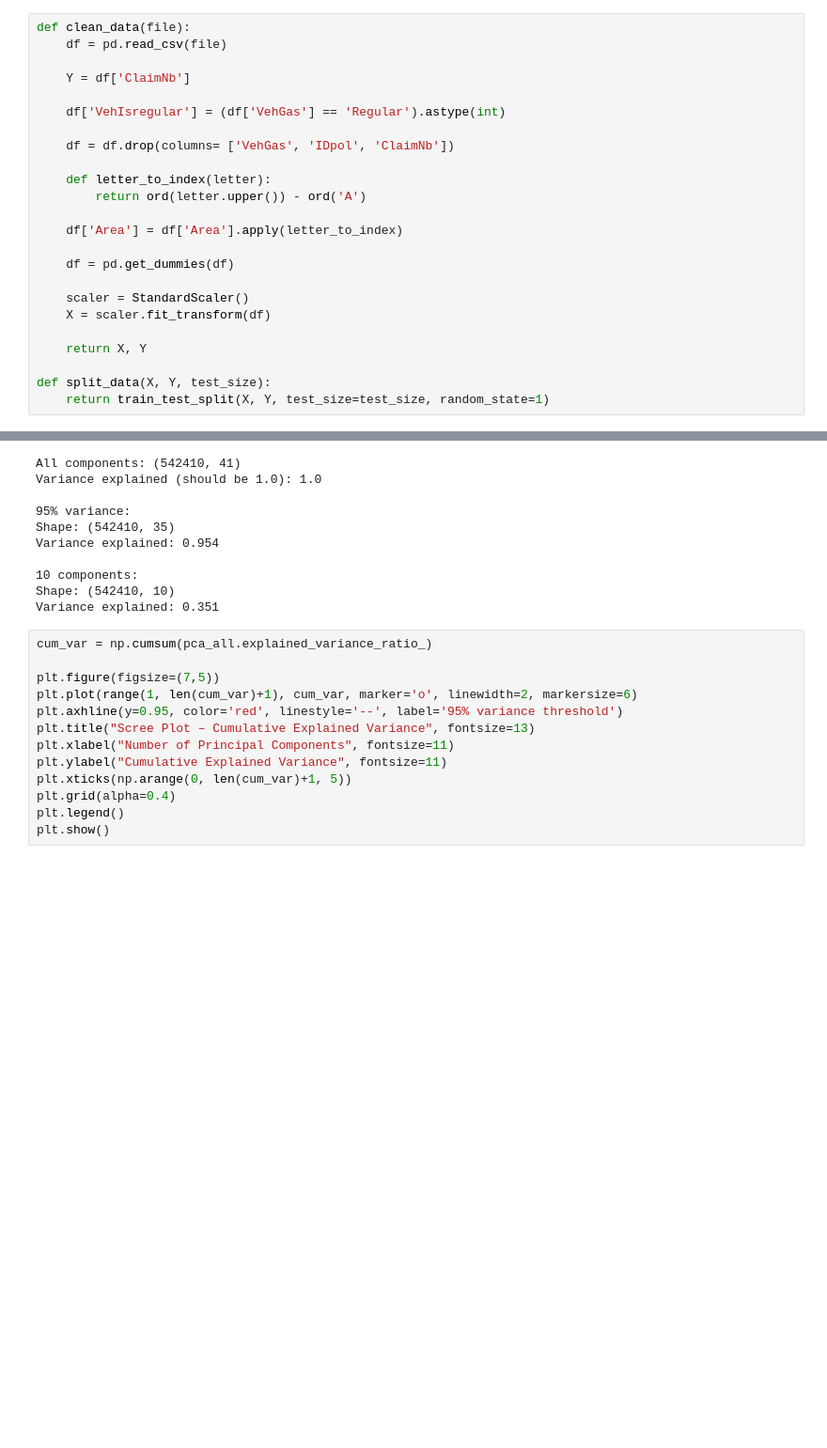
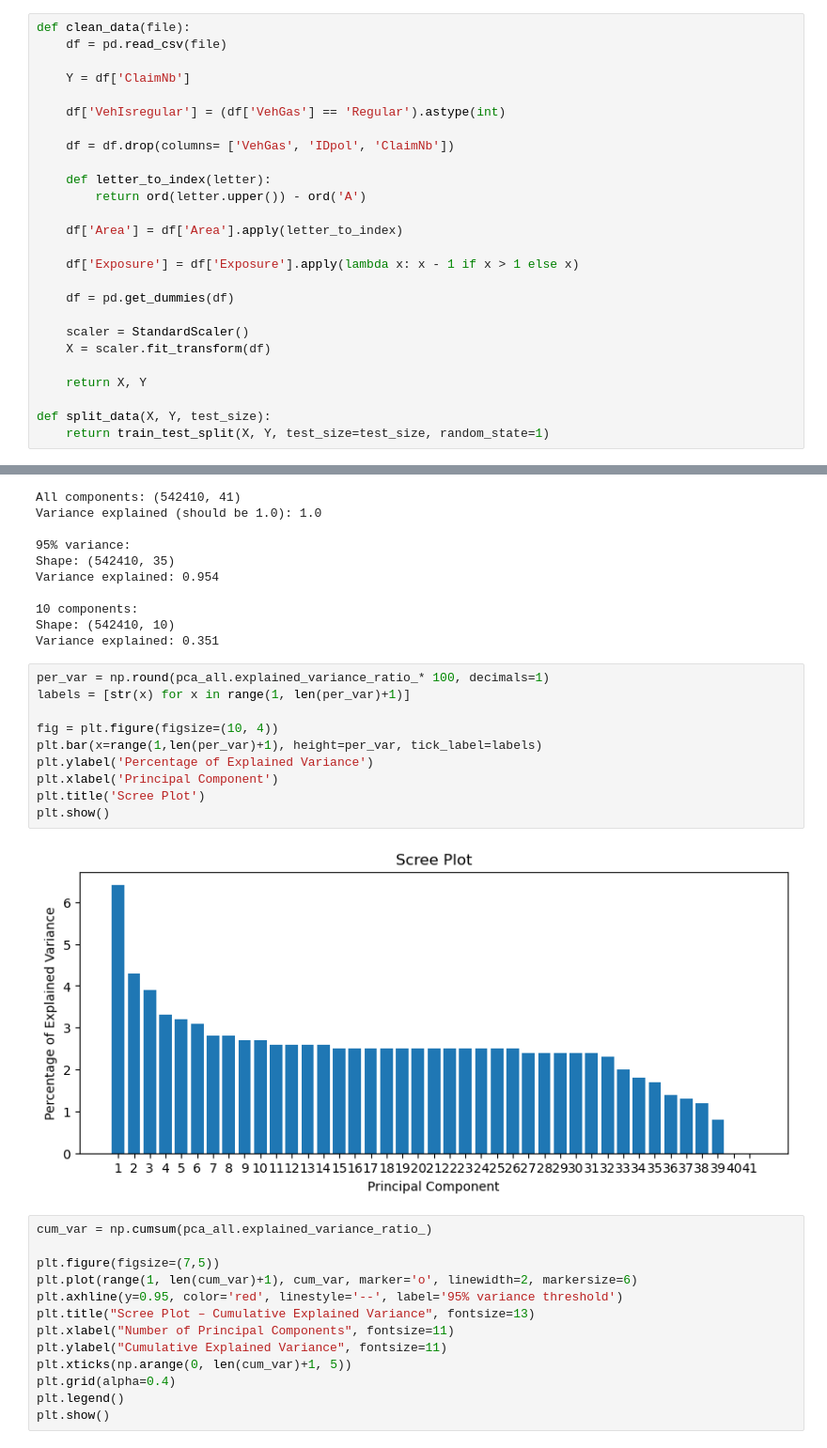
Before and after one commit to radostboyadzhieva/Machine-Learning-Project, a Jupyter notebook: make_nice_data.ipynb, the cells around one changed output, grey strips where cells are left out. Shown: that part at 94% size. Cells and saved outputs as stored; diff of their text form; blank space fills up the shorter version.

```diff
--- a/make_nice_data.ipynb
+++ b/make_nice_data.ipynb
@@ -25,6 +25,8 @@ def clean_data(file):
 
     df['Area'] = df['Area'].apply(letter_to_index)
 
+    df['Exposure'] = df['Exposure'].apply(lambda x: x - 1 if x > 1 else x)
+
     df = pd.get_dummies(df)
 
     scaler = StandardScaler()
@@ -111,6 +113,18 @@ Variance explained: 0.954
 10 components:
 Shape: (542410, 10)
 Variance explained: 0.351
+# %%
+per_var = np.round(pca_all.explained_variance_ratio_* 100, decimals=1)
+labels = [str(x) for x in range(1, len(per_var)+1)]
+
+fig = plt.figure(figsize=(10, 4))
+plt.bar(x=range(1,len(per_var)+1), height=per_var, tick_label=labels)
+plt.ylabel('Percentage of Explained Variance')
+plt.xlabel('Principal Component')
+plt.title('Scree Plot')
+plt.show()
+# %% [output]
+[figure, added]
 # %%
 cum_var = np.cumsum(pca_all.explained_variance_ratio_)
 
```
Also changed, not shown: 2 other files.
